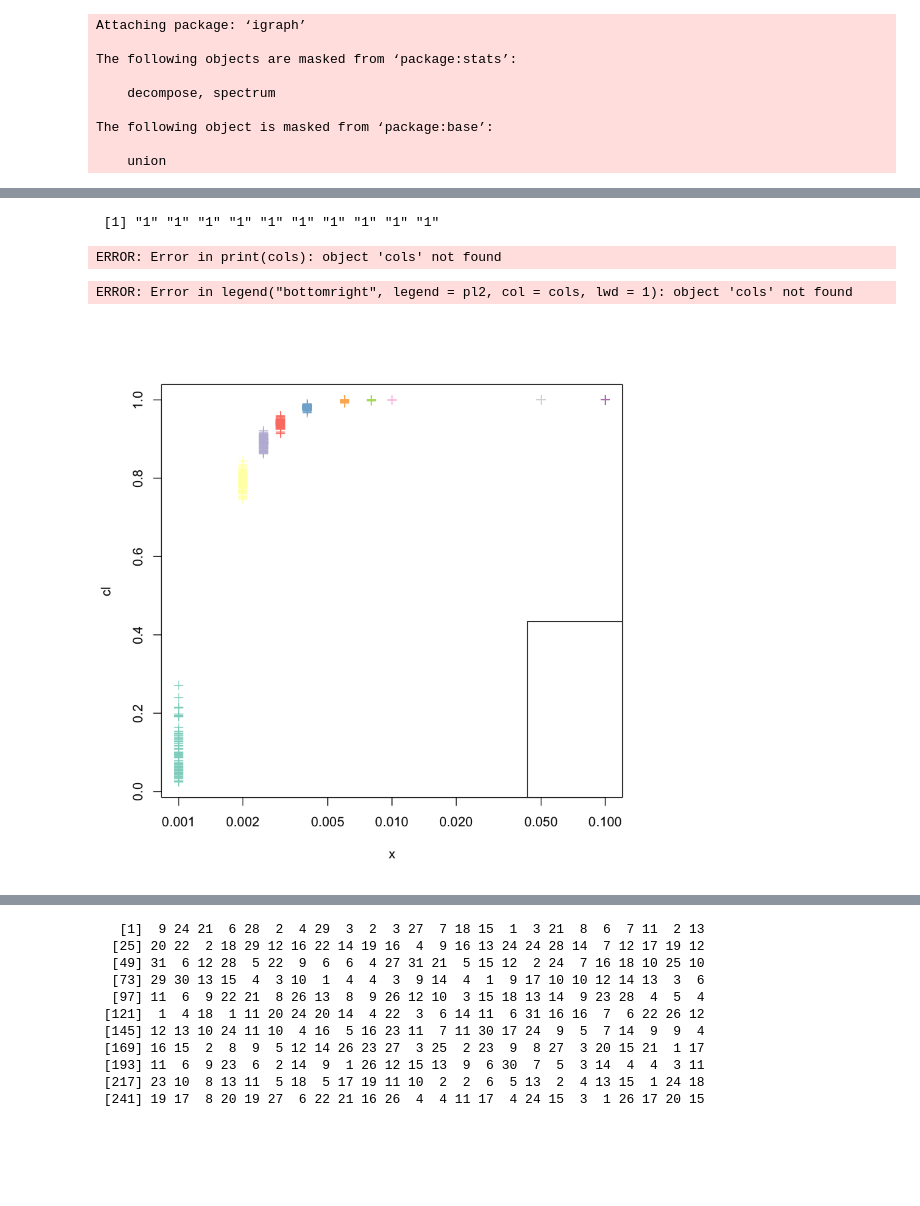
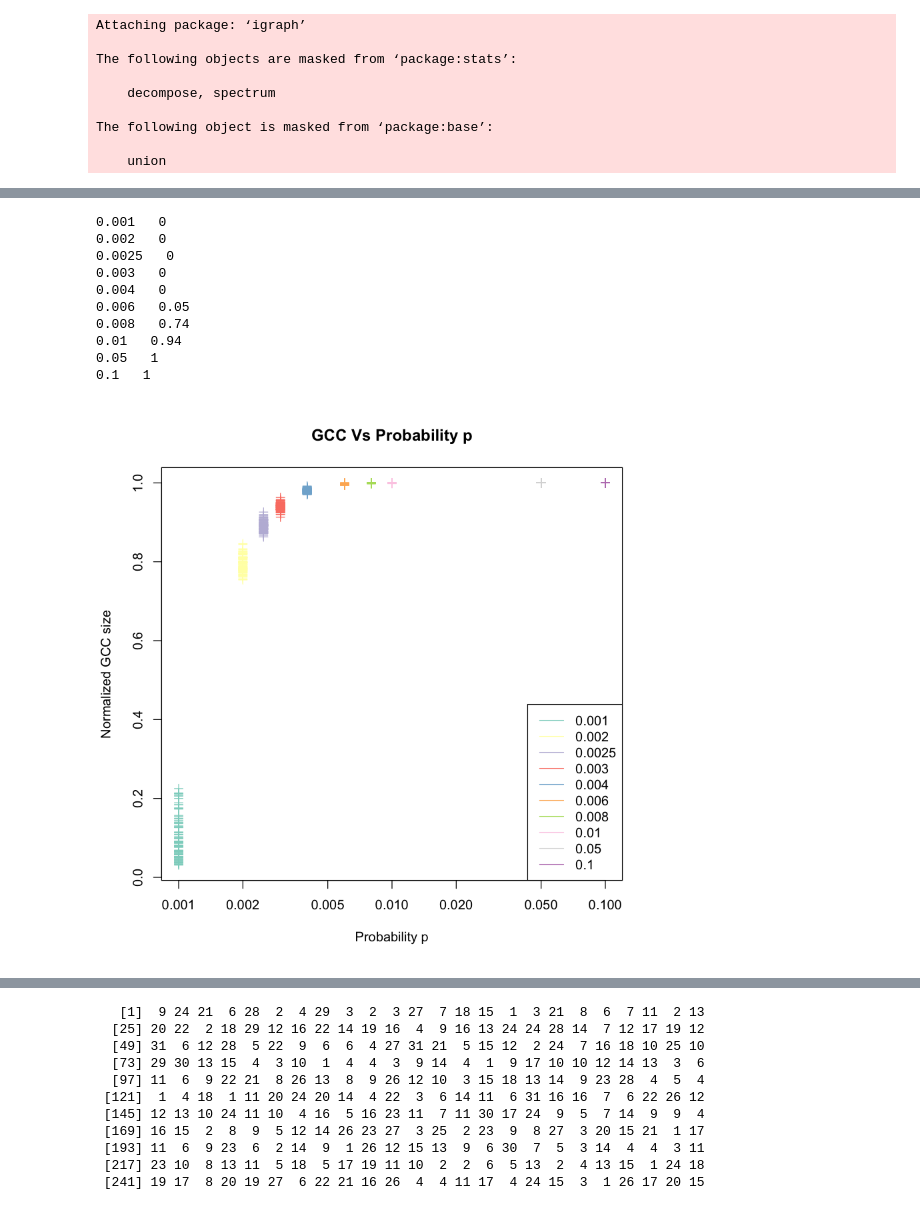
Before and after one commit to ayushdg/Random-Graphs-and-Random-Walks, a Jupyter notebook: P1_Q1_satya.ipynb, the cells around one changed output, grey strips where cells are left out. Cells and saved outputs as stored; diff of their text form; code cells hidden in the pictures; blank space fills up the shorter version.

```diff
--- a/P1_Q1_satya.ipynb
+++ b/P1_Q1_satya.ipynb
@@ -19,19 +21,20 @@ set.seed(12345)
 pl = c(0.003,0.004,0.01,0.05,0.1)
 gl_map = c()
 for( p in pl){
+    cat("Probability :",p,"\n")
     g = erdos.renyi.game(1000, p, directed=F)
     degreesVector <- degree(g)
     #hist(degreesVector)
-    print(mean(degreesVector))
-    print(is.connected(g))
-    #print(var(degreesVector))
-    #plot(g,vertex.size=1, vertex.label.cex=0.1)
+    cat("Mean :",mean(degreesVector),"\n")
+    cat("Variance :",var(degreesVector),"\n")
+    cat("Is connected? :", is.connected(g),"\n")
     g.components <- clusters(g)
     #print(g.components$csize)
     # which is the largest component
     ix <- which.max(g.components$csize)
+    plot(degree.distribution(g),main="Degree distribution of the network",xlab="Degree",ylab="Frequency",type='l')
     # get the subgraph correspondent to just the giant component
     g.giant <- induced.subgraph(g, which(g.components$membership == ix))
-    print(vcount(g.giant))
+    cat("gcc size :",vcount(g.giant),"\n")
 }
 # %% [output]
@@ -53,9 +71,5 @@ for( p in pl){
 # %%
 pl2 = c(0.001, 0.002, 0.0025, 0.003,0.004,0.006,0.008,0.01,0.05,0.1)
-# %%
-print(rep('1',10))
-# %% [output]
- [1] "1" "1" "1" "1" "1" "1" "1" "1" "1" "1"
 # %%
 x = c()
 for(p in pl2){
@@ -63,7 +77,9 @@ for(p in pl2){
 }
 # %%
 cl = c()
+set.seed(12345)
 for( p in pl2){
+    connected_c = 0
     for(i in 1:100){
         g = erdos.renyi.game(1000, p, directed=F)
         degreesVector <- degree(g)
@@ -71,10 +87,26 @@ for( p in pl2){
         ix <- which.max(g.components$csize)
         g.giant <- induced.subgraph(g, which(g.components$membership == ix))
        # print(vcount(g.giant)/1000)
+        if(is.connected(g)){
+            connected_c = connected_c+1
+        }
         cl = c(cl,vcount(g.giant)/1000)
+
     }
+    cat(p," ", connected_c/100,"\n")
 
 }
+# %% [output]
+0.001   0
+0.002   0
+0.0025   0
+0.003   0
+0.004   0
+0.006   0.05
+0.008   0.74
+0.01   0.94
+0.05   1
+0.1   1
 # %%
 library('RColorBrewer')
 colbox<-brewer.pal(n=10,name="Set3")
@@ -86,10 +117,5 @@ for(x_ in x){
-# %%
-print(cols)
-# %% [output]
-ERROR: Error in print(cols): object 'cols' not found
 # %%
-plot(x, cl, pch = 3,log='x', col = cols_)
-legend("bottomright", legend=pl2,col=cols, lwd=1)
+plot(x, cl, pch = 3,log='x',main="GCC Vs Probability p", col = cols_,ylab="Normalized GCC size", xlab="Probability p")
+legend("bottomright", legend=pl2,col=colbox, lwd=1)
 # %% [output]
-ERROR: Error in legend("bottomright", legend = pl2, col = cols, lwd = 1): object 'cols' not found
-[figure, old version]
+[figure, new version]
```
Also changed, not shown: parts of 29 cells of this notebook.
